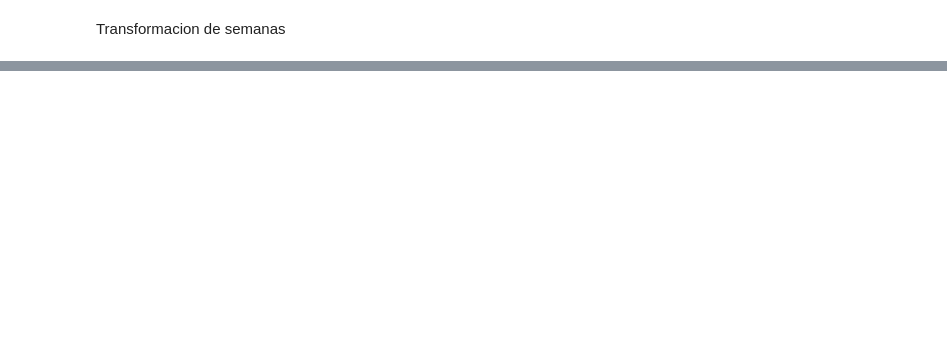
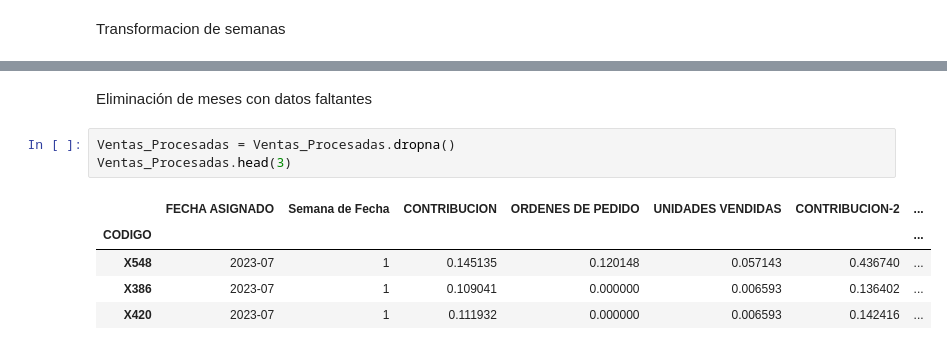
Before and after one commit to christiansakerb/AWS_Random_Forest_Matriz_Boston, a Jupyter notebook: DS_Project.ipynb, the cells around one changed output, grey strips where cells are left out. Cells and saved outputs as stored; diff of their text form; blank space fills up the shorter version.

Commit message:
Transformacion de datos faltantes y dummies

```diff
--- a/DS_Project.ipynb
+++ b/DS_Project.ipynb
@@ -176,0 +183,11 @@ Ventas_Procesadas.head(3)
+# %% [markdown]
+Eliminación de meses con datos faltantes
+# %%
+Ventas_Procesadas = Ventas_Procesadas.dropna()
+Ventas_Procesadas.head(3)
+# %% [output]
+|  | FECHA ASIGNADO | Semana de Fecha | CONTRIBUCION | ORDENES DE PEDIDO | UNIDADES VENDIDAS | CONTRIBUCION-2 | ... |
+| CODIGO |  |  |  |  |  |  | ... |
+| X548 | 2023-07 | 1 | 0.145135 | 0.120148 | 0.057143 | 0.436740 | ... |
+| X386 | 2023-07 | 1 | 0.109041 | 0.000000 | 0.006593 | 0.136402 | ... |
+| X420 | 2023-07 | 1 | 0.111932 | 0.000000 | 0.006593 | 0.142416 | ... |
```
Also changed, not shown: parts of 7 cells of this notebook.
